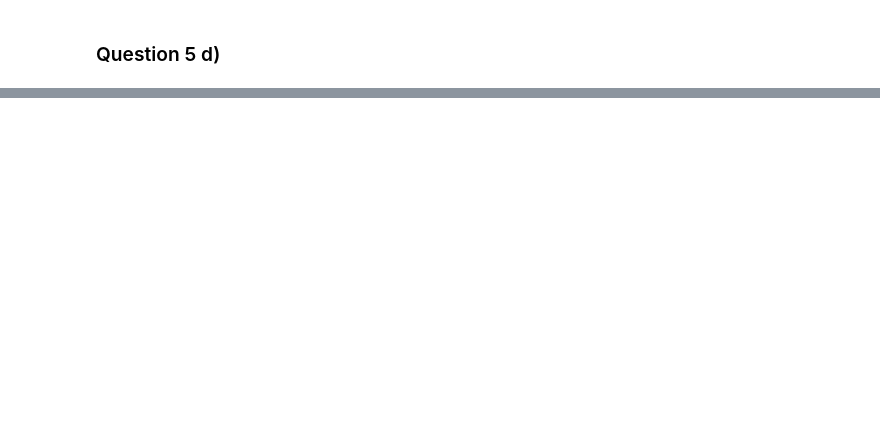
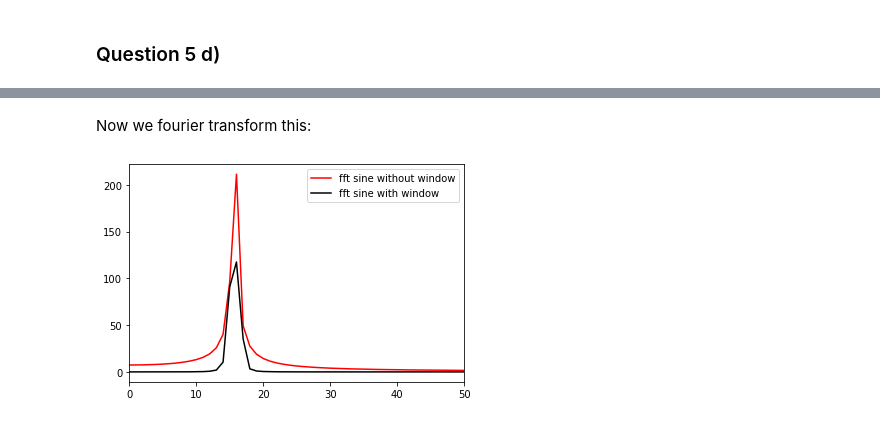
Before and after one commit to megancvitan/PHYS512-Computational-Physics, a Jupyter notebook: assignment_4/question_5.ipynb, the cells around one changed output, grey strips where cells are left out. Saved outputs shown, nothing was run; the diff lists cells and outputs as text; code cells hidden in the pictures; blank space fills up the shorter version.

```diff
--- a/assignment_4/question_5.ipynb
+++ b/assignment_4/question_5.ipynb
@@ -52,0 +80,13 @@ def window(x,N):
+# %% [markdown]
+Now we fourier transform this:
+# %%
+ft = np.fft.fft(s)
+ft_window = np.fft.fft(s*window(x,N))
+plt.plot(np.abs(ft),'-',color='red',label='fft sine without window')
+plt.plot(np.abs(ft_window),'-',color='black',label='fft sine with window')
+plt.legend()
+plt.xlim(0,50)
+plt.savefig('q5_window_function_3')
+plt.show()
+# %% [output]
+[figure, added]
```
Also changed, not shown: parts of 7 cells of this notebook, 4 other files.
